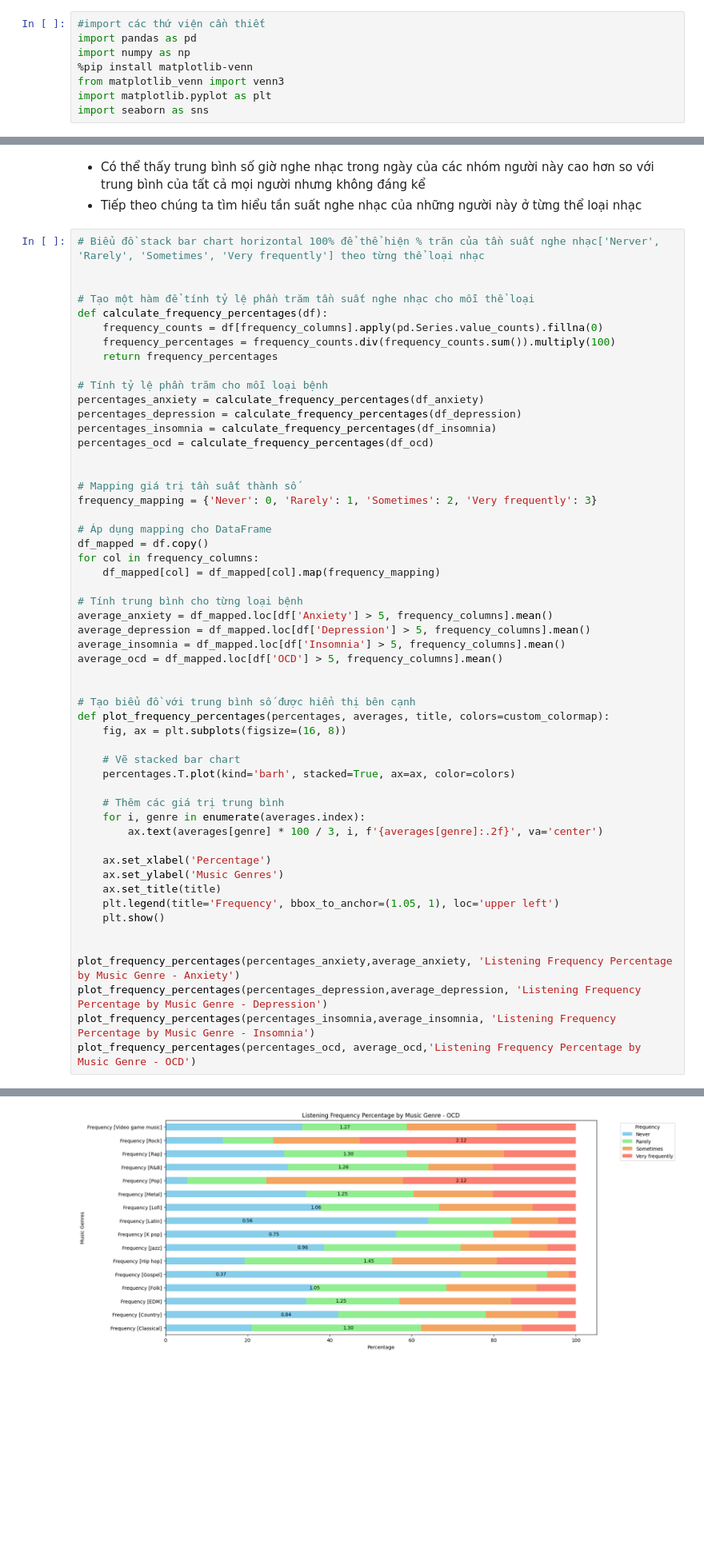
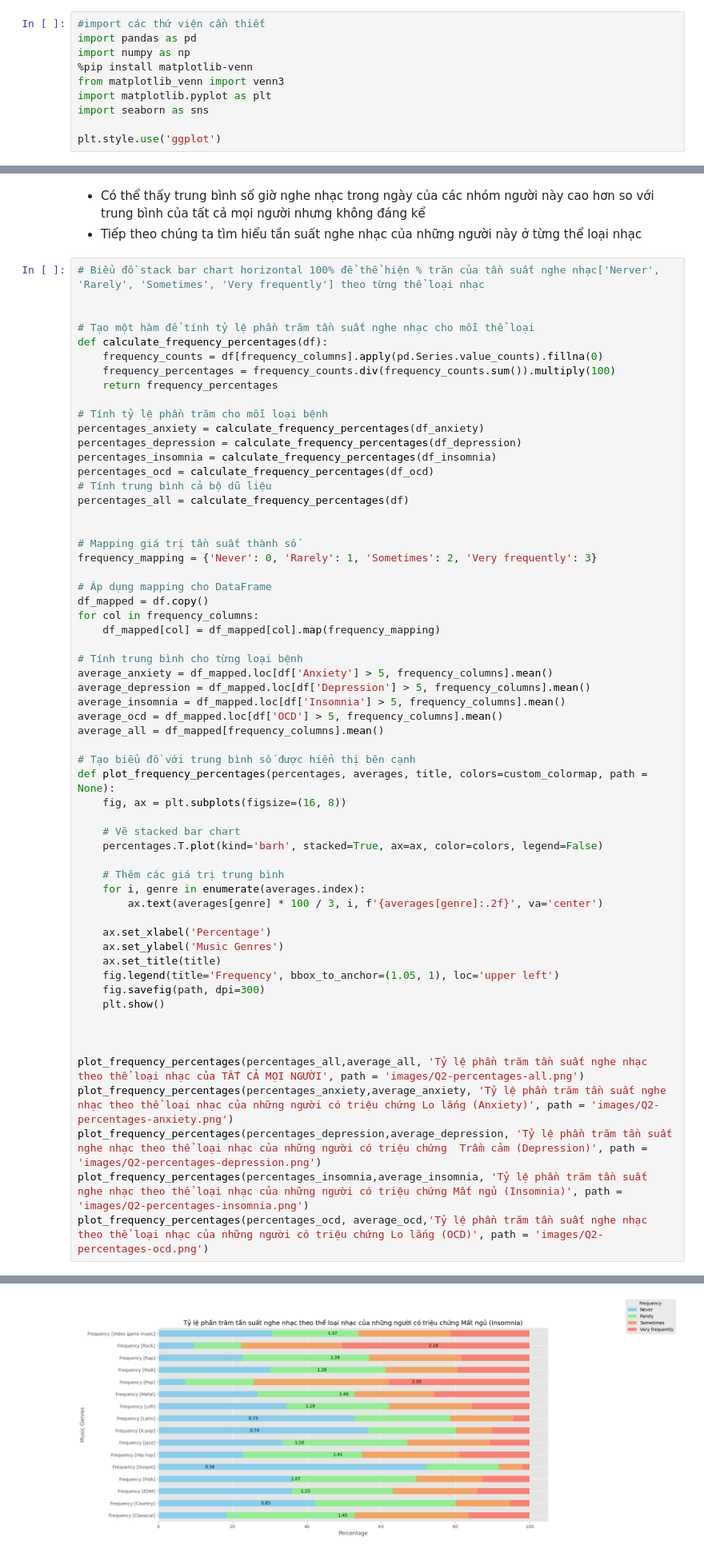
Before and after one commit to HungLVT/DS, a Jupyter notebook: 4.0-questions-and-answers.ipynb, the cells around one changed output, grey strips where cells are left out. Shown at 80% size. Drawn from its saved outputs; the diff is of its cells as text; blank space fills up the shorter version.

Commit message:
cập nhật tiền xử lý dữ liệu của Hưng, hoàn thành 3 câu hỏi, biểu đồ, cập nhật data

```diff
--- a/4.0-questions-and-answers.ipynb
+++ b/4.0-questions-and-answers.ipynb
@@ -8,6 +8,8 @@ import numpy as np
 from matplotlib_venn import venn3
 import matplotlib.pyplot as plt
 import seaborn as sns
+
+plt.style.use('ggplot')
 # %% [output]
 Requirement already satisfied: matplotlib-venn in d:\program\anaconda3\envs\min_ds-env\lib\site-packages (0.11.9)
 Requirement already satisfied: matplotlib in d:\program\anaconda3\envs\min_ds-env\lib\site-packages (from matplotlib-venn) (3.8.0)
@@ -327,6 +338,8 @@ percentages_anxiety = calculate_frequency_percentages(df_anxiety)
 percentages_depression = calculate_frequency_percentages(df_depression)
 percentages_insomnia = calculate_frequency_percentages(df_insomnia)
 percentages_ocd = calculate_frequency_percentages(df_ocd)
+# Tính trung bình cả bộ dũ liệu
+percentages_all = calculate_frequency_percentages(df)
 
 
 # Mapping giá trị tần suất thành số
@@ -342,14 +355,14 @@ average_anxiety = df_mapped.loc[df['Anxiety'] > 5, frequency_columns].mean()
 average_depression = df_mapped.loc[df['Depression'] > 5, frequency_columns].mean()
 average_insomnia = df_mapped.loc[df['Insomnia'] > 5, frequency_columns].mean()
 average_ocd = df_mapped.loc[df['OCD'] > 5, frequency_columns].mean()
-
+average_all = df_mapped[frequency_columns].mean()
 
 # Tạo biểu đồ với trung bình số được hiển thị bên cạnh
-def plot_frequency_percentages(percentages, averages, title, colors=custom_colormap):
+def plot_frequency_percentages(percentages, averages, title, colors=custom_colormap, path = None):
     fig, ax = plt.subplots(figsize=(16, 8))
 
     # Vẽ stacked bar chart
-    percentages.T.plot(kind='barh', stacked=True, ax=ax, color=colors)
+    percentages.T.plot(kind='barh', stacked=True, ax=ax, color=colors, legend=False)
 
     # Thêm các giá trị trung bình
     for i, genre in enumerate(averages.index):
@@ -358,12 +371,15 @@ def plot_frequency_percentages(percentages, averages, title, colors=custom_color
     ax.set_xlabel('Percentage')
     ax.set_ylabel('Music Genres')
     ax.set_title(title)
-    plt.legend(title='Frequency', bbox_to_anchor=(1.05, 1), loc='upper left')
+    fig.legend(title='Frequency', bbox_to_anchor=(1.05, 1), loc='upper left')
+    fig.savefig(path, dpi=300)
     plt.show()
 
 
-plot_frequency_percentages(percentages_anxiety,average_anxiety, 'Listening Frequency Percentage by Music Genre - Anxiety')
-plot_frequency_percentages(percentages_depression,average_depression, 'Listening Frequency Percentage by Music Genre - Depression')
-plot_frequency_percentages(percentages_insomnia,average_insomnia, 'Listening Frequency Percentage by Music Genre - Insomnia')
-plot_frequency_percentages(percentages_ocd, average_ocd,'Listening Frequency Percentage by Music Genre - OCD')
+
+plot_frequency_percentages(percentages_all,average_all, 'Tỷ lệ phần trăm tần suất nghe nhạc theo thể loại nhạc của TẤT CẢ MỌI NGƯỜI', path = 'images/Q2-percentages-all.png')
+plot_frequency_percentages(percentages_anxiety,average_anxiety, 'Tỷ lệ phần trăm tần suất nghe nhạc theo thể loại nhạc của những người có triệu chứng Lo lắng (Anxiety)', path = 'images/Q2-percentages-anxiety.png')
+plot_frequency_percentages(percentages_depression,average_depression, 'Tỷ lệ phần trăm tần suất nghe nhạc theo thể loại nhạc của những người có triệu chứng  Trầm cảm (Depression)', path = 'images/Q2-percentages-depression.png')
+plot_frequency_percentages(percentages_insomnia,average_insomnia, 'Tỷ lệ phần trăm tần suất nghe nhạc theo thể loại nhạc của những người có triệu chứng Mất ngủ (Insomnia)', path = 'images/Q2-percentages-insomnia.png')
+plot_frequency_percentages(percentages_ocd, average_ocd,'Tỷ lệ phần trăm tần suất nghe nhạc theo thể loại nhạc của những người có triệu chứng Lo lắng (OCD)', path = 'images/Q2-percentages-ocd.png')
 # %% [output]
@@ -373 +389 @@ plot_frequency_percentages(percentages_ocd, average_ocd,'Listening Frequency Per
-[figure, old version]
+[figure, new version]
```
Also changed, not shown: parts of 60 cells of this notebook, 1 other file.
